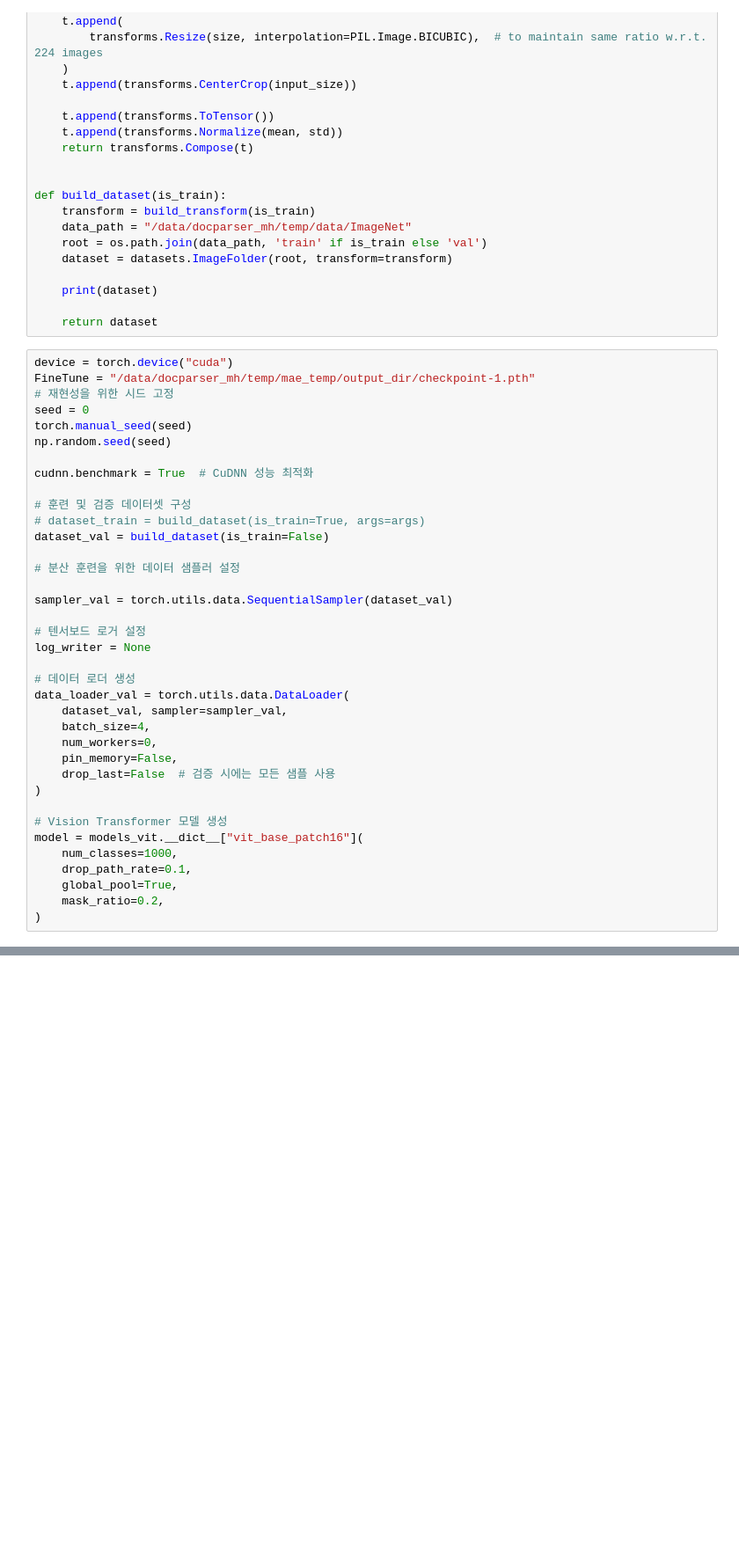
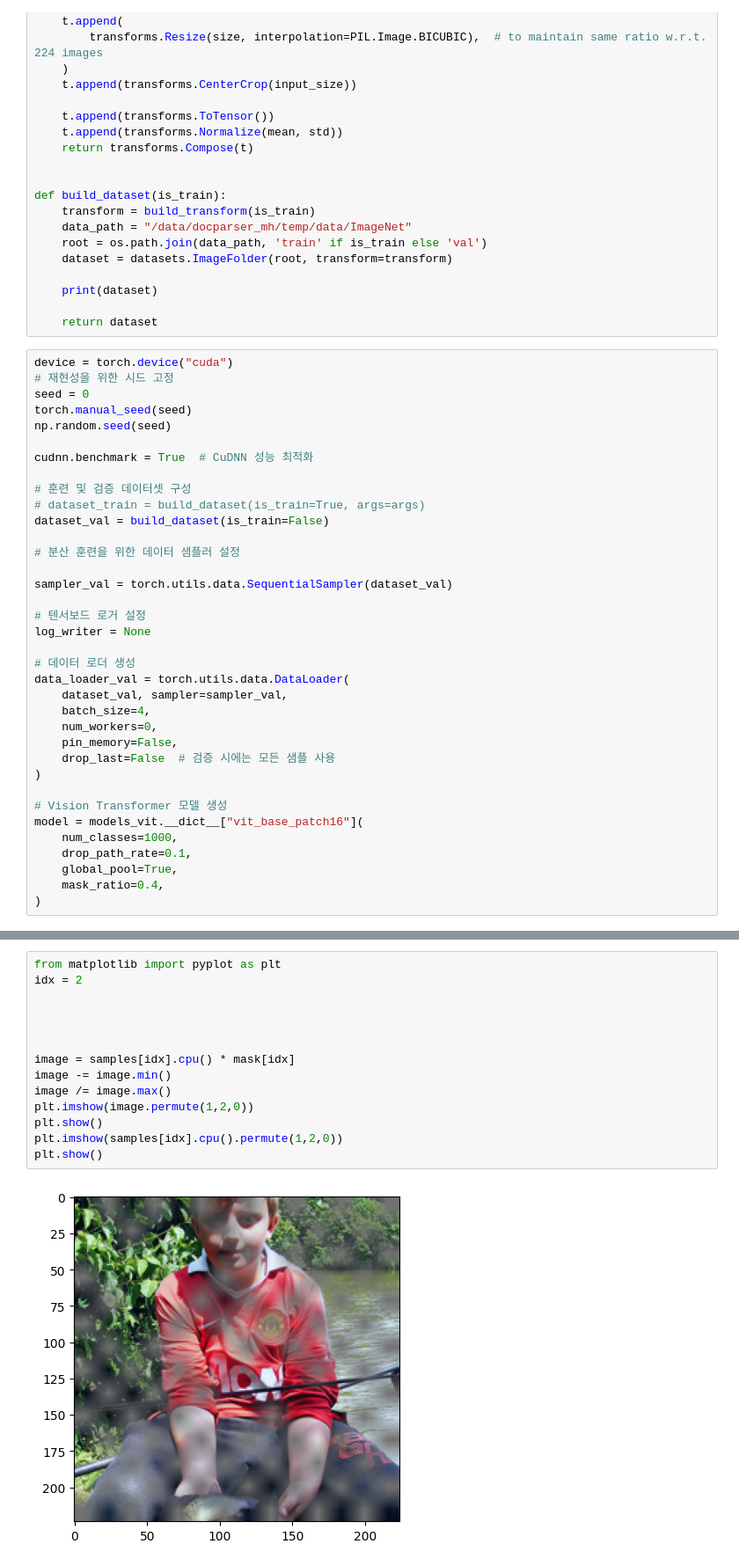
Before and after one commit to myunghakLee/mae_temp, a Jupyter notebook: mask_model_checking.ipynb, the cells around one changed output, grey strips where cells are left out. Shown: that part at 88% size. Saved outputs shown, nothing was run; the diff lists cells and outputs as text; blank space fills up the shorter version.

```diff
--- a/mask_model_checking.ipynb
+++ b/mask_model_checking.ipynb
@@ -66,7 +66,6 @@ def build_dataset(is_train):
     return dataset
 # %%
 device = torch.device("cuda")
-FineTune = "/data/docparser_mh/temp/mae_temp/output_dir/checkpoint-1.pth"
 # 재현성을 위한 시드 고정
 seed = 0
 torch.manual_seed(seed)
@@ -99,7 +98,7 @@ model = models_vit.__dict__["vit_base_patch16"](
     num_classes=1000,
     drop_path_rate=0.1,
     global_pool=True,
-    mask_ratio=0.2,
+    mask_ratio=0.4,
 )
 # %% [output]
 Dataset ImageFolder
@@ -121,0 +223,16 @@ model.to(device)
+# %%
+from matplotlib import pyplot as plt
+idx = 2
+
+
+
+
+image = samples[idx].cpu() * mask[idx]
+image -= image.min()
+image /= image.max()
+plt.imshow(image.permute(1,2,0))
+plt.show()
+plt.imshow(samples[idx].cpu().permute(1,2,0))
+plt.show()
+# %% [output]
+[figure, added]
```
Also changed, not shown: parts of 7 cells of this notebook, 1 other file.
